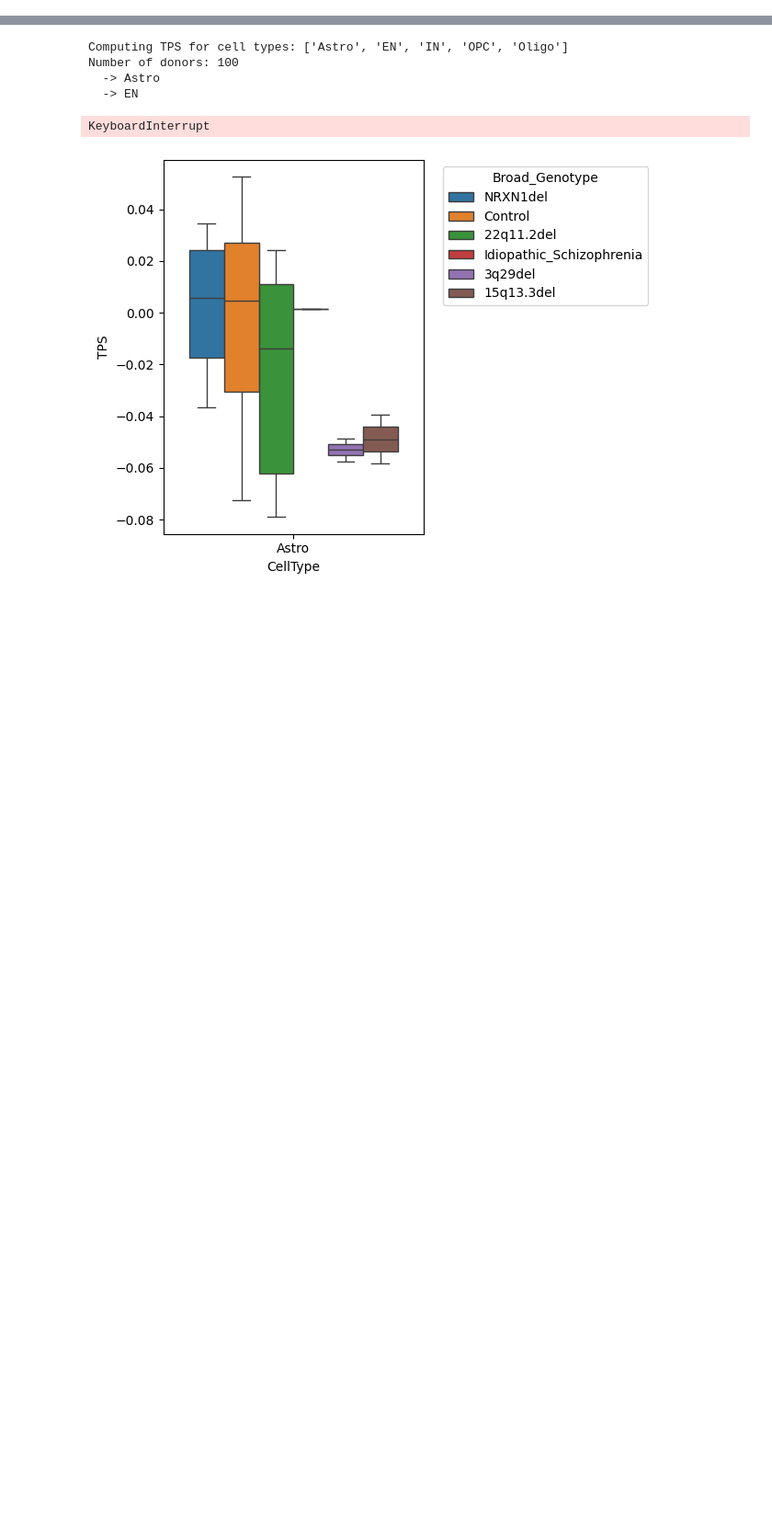
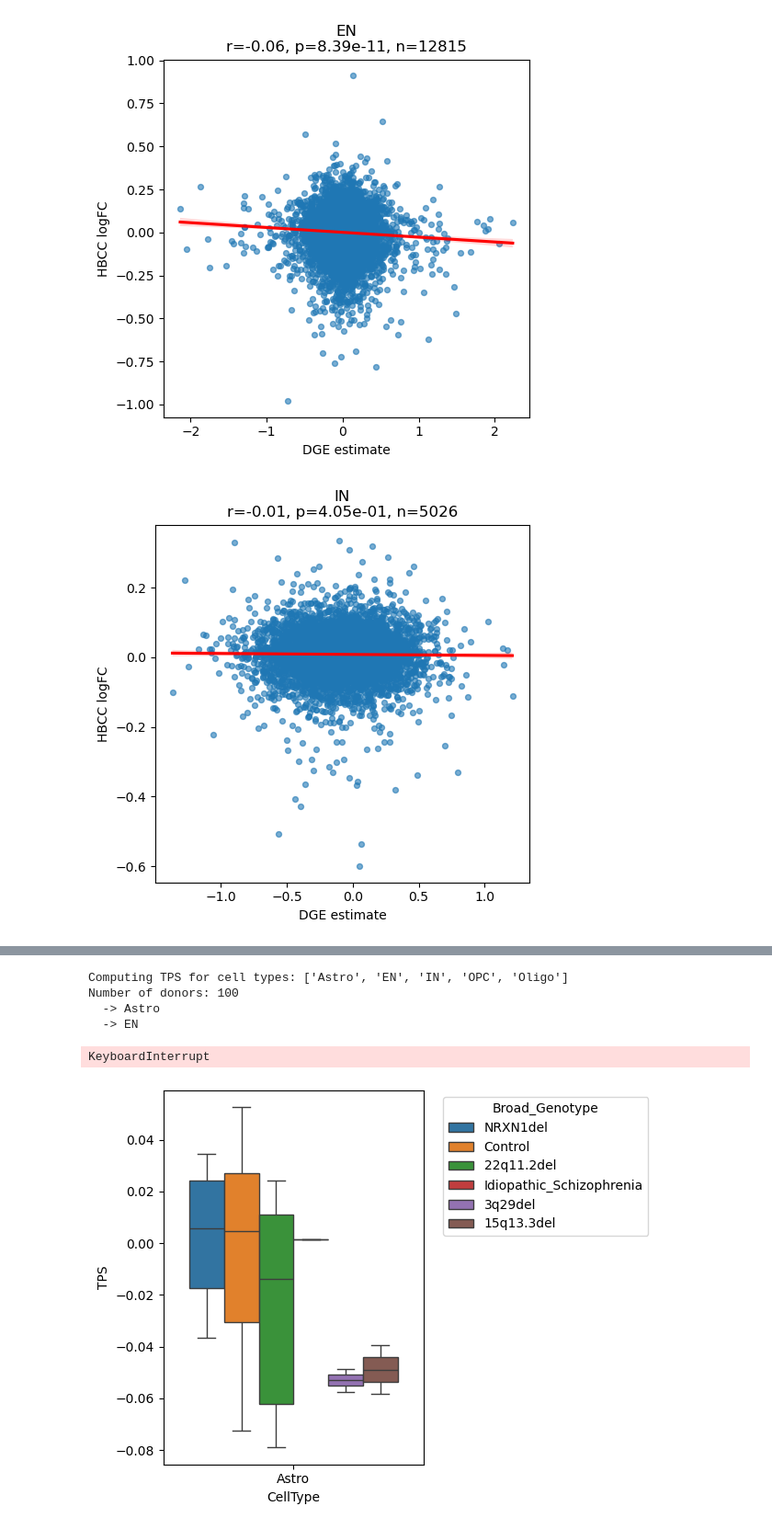
Before and after one commit to deepak-kaji/schizophrenia_organoid_convergence, a Jupyter notebook: psychad_mapping/transcriptomic_phenotype_score.ipynb, the cells around one changed output, grey strips where cells are left out. Shown at 92% size. Saved outputs shown, nothing was run; the diff lists cells and outputs as text; code cells hidden in the pictures; blank space fills up the shorter version.

```diff
--- a/psychad_mapping/transcriptomic_phenotype_score.ipynb
+++ b/psychad_mapping/transcriptomic_phenotype_score.ipynb
@@ -288,3 +473,11 @@ dreamlet_metadata = pd.read_excel('/mnt/sdb/scz_meta_analysis_processed/psychad_
+# %%
+nrxn1_summary, nrxn1_genes = correlate_dge_to_hbcc(
+    dge_nrxn1,
+    hbcc_scz
+)
+# %% [output]
+[figure, added]
+[figure, added]
 # %%
 ## Import Scz Adata ##
 
```
Also changed, not shown: parts of 27 cells of this notebook, 4 other files.
